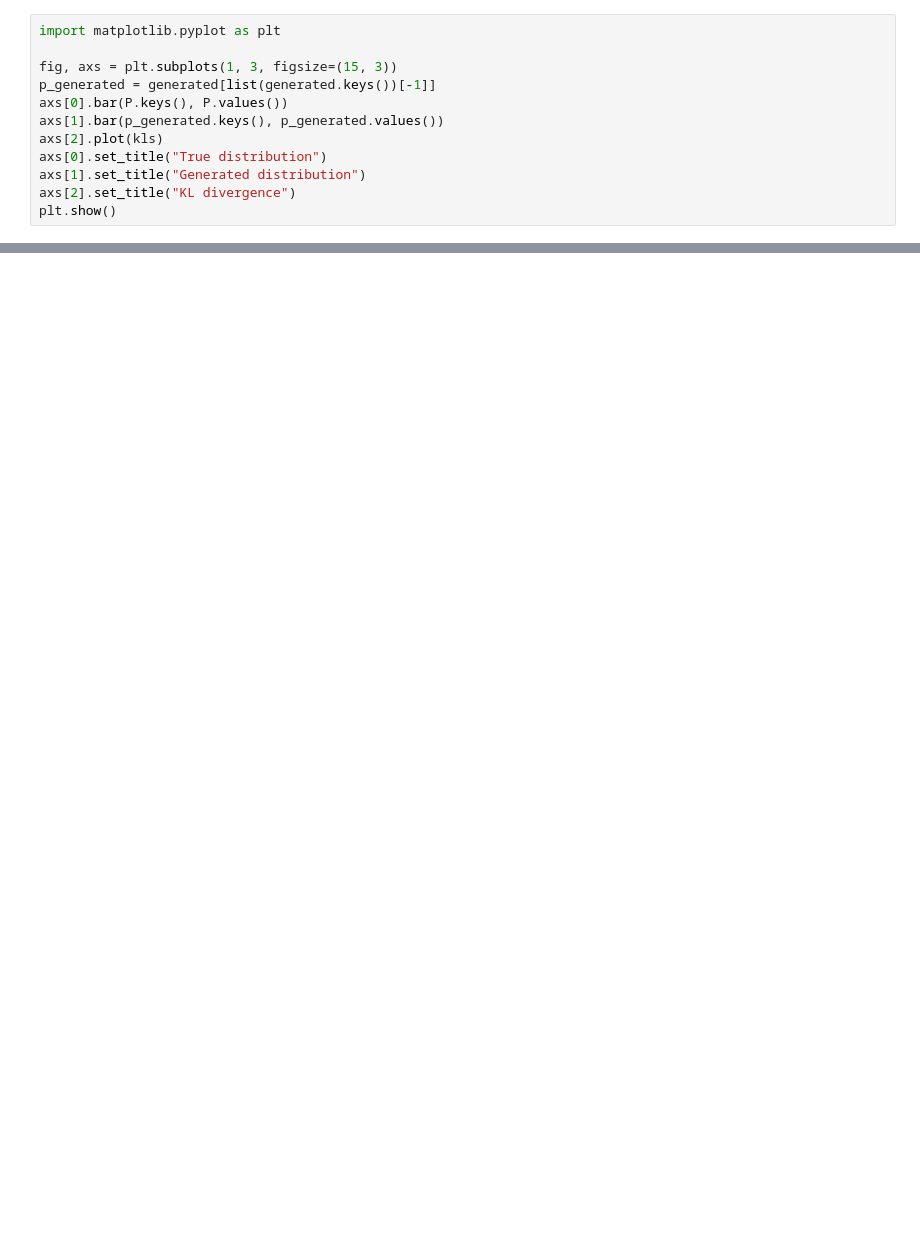
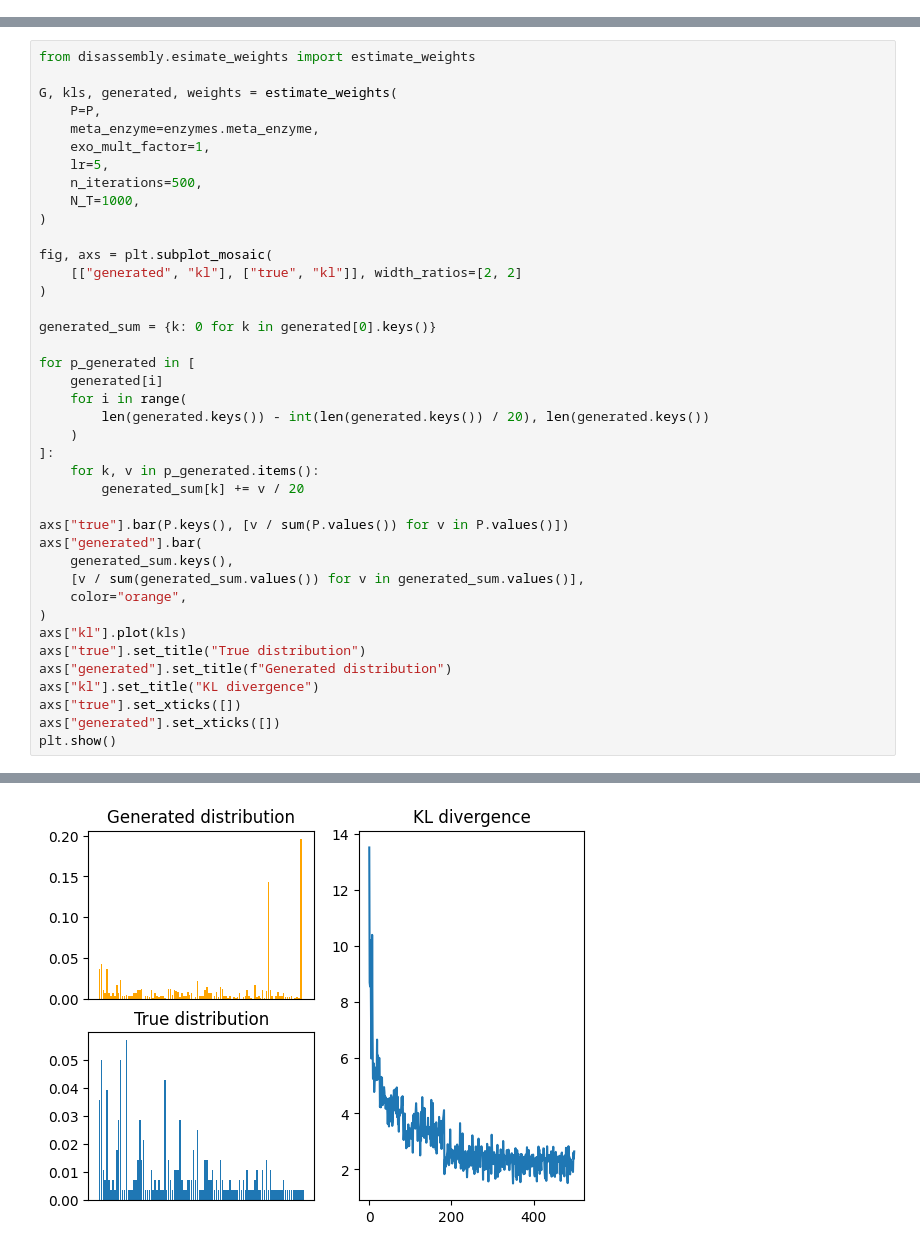
Before and after one commit to ErikHartman/disassembly, a Jupyter notebook: src/weight_estimation.ipynb, the cells around one changed output, grey strips where cells are left out. Drawn from its saved outputs; the diff is of its cells as text; blank space fills up the shorter version.

```diff
--- a/src/weight_estimation.ipynb
+++ b/src/weight_estimation.ipynb
@@ -140,12 +0,0 @@ print(min(kls))
-# %%
-import matplotlib.pyplot as plt
-
-fig, axs = plt.subplots(1, 3, figsize=(15, 3))
-p_generated = generated[list(generated.keys())[-1]]
-axs[0].bar(P.keys(), P.values())
-axs[1].bar(p_generated.keys(), p_generated.values())
-axs[2].plot(kls)
-axs[0].set_title("True distribution")
-axs[1].set_title("Generated distribution")
-axs[2].set_title("KL divergence")
-plt.show()
@@ -169,0 +26,41 @@ draw_weighted_network(G, p_generated)
+# %%
+from disassembly.esimate_weights import estimate_weights
+
+G, kls, generated, weights = estimate_weights(
+    P=P,
+    meta_enzyme=enzymes.meta_enzyme,
+    exo_mult_factor=1,
+    lr=5,
+    n_iterations=500,
+    N_T=1000,
+)
+
+fig, axs = plt.subplot_mosaic(
+    [["generated", "kl"], ["true", "kl"]], width_ratios=[2, 2]
+)
+
+generated_sum = {k: 0 for k in generated[0].keys()}
+
+for p_generated in [
+    generated[i]
+    for i in range(
+        len(generated.keys()) - int(len(generated.keys()) / 20), len(generated.keys())
+    )
+]:
+    for k, v in p_generated.items():
+        generated_sum[k] += v / 20
+
+axs["true"].bar(P.keys(), [v / sum(P.values()) for v in P.values()])
+axs["generated"].bar(
+    generated_sum.keys(),
+    [v / sum(generated_sum.values()) for v in generated_sum.values()],
+    color="orange",
+)
+axs["kl"].plot(kls)
+axs["true"].set_title("True distribution")
+axs["generated"].set_title(f"Generated distribution")
+axs["kl"].set_title("KL divergence")
+axs["true"].set_xticks([])
+axs["generated"].set_xticks([])
+plt.show()
+# %% [output]
@@ -169,0 +79 @@ draw_weighted_network(G, p_generated)
+[figure, added]
```
Also changed, not shown: parts of 17 cells of this notebook, 4 other files.
